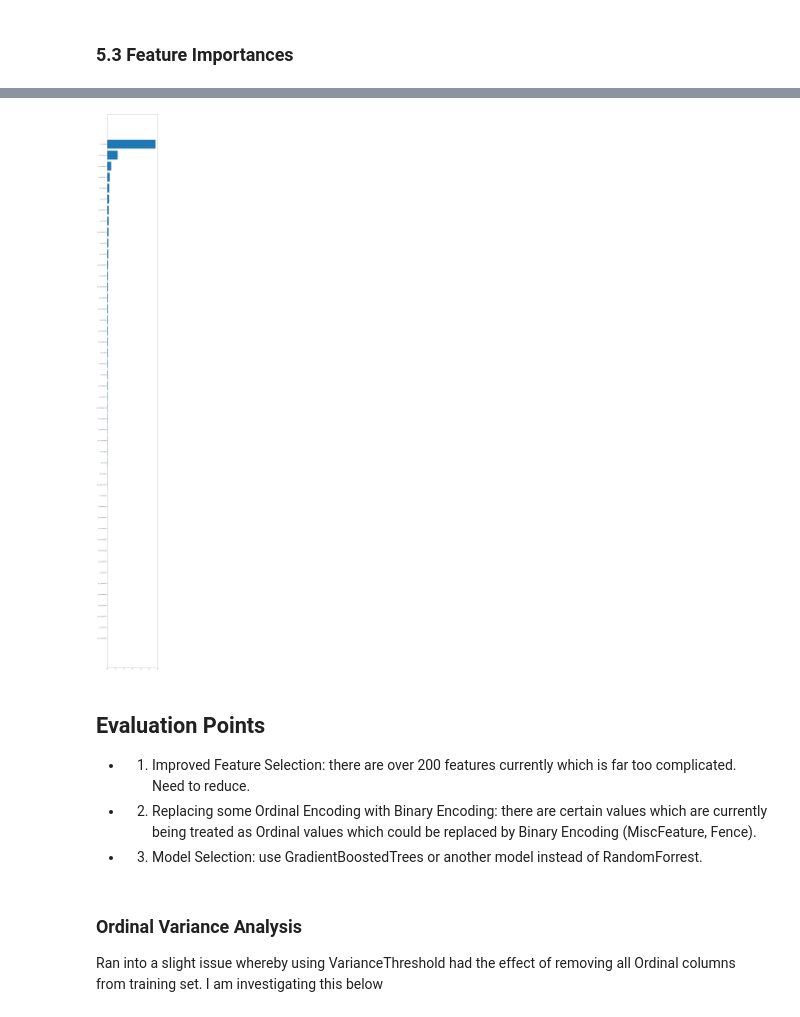
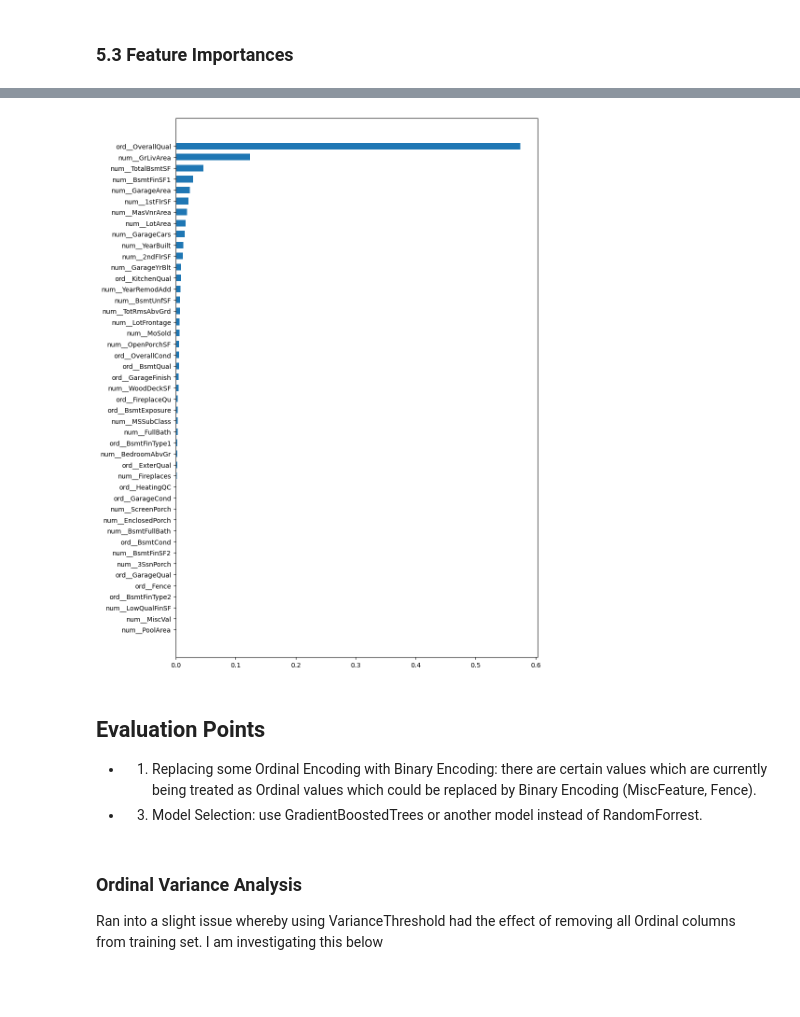
Before and after one commit to Mark-Barbaric/Kaggle, a Jupyter notebook: housing/housing_workbook_v1.ipynb, the cells around one changed output, grey strips where cells are left out. Drawn from its saved outputs; the diff is of its cells as text; code cells hidden in the pictures; blank space fills up the shorter version.

Commit message:
AP-13 - added get_feature_names method for pipeline and working on analyzing OneHotEncoded columns.

```diff
--- a/housing/housing_workbook_v1.ipynb
+++ b/housing/housing_workbook_v1.ipynb
@@ -547,16 +604,22 @@ column_transformer = ColumnTransformer(
     ]
 )
 # %%
-pipeline = Pipeline(
+feature_selection = Pipeline(
     steps=[
-        ('column_transformer', column_transformer),
         ('variance_threshold', VarianceThreshold(threshold=0.25)),
-        ('select_percentile', SelectPercentile(chi2, percentile=95)),
-        ('model', RandomForestRegressor(
-            n_estimators=100,
-            random_state=0))
+        ('select_percentile', SelectPercentile(chi2, percentile=99)),
     ]
 )
+# %%
+pipeline = Pipeline(
+    steps=[
+        ('column_transformer', column_transformer),
+        ('feature_selection', feature_selection),
+        ('model', RandomForestRegressor(
+            n_estimators=100,
+            random_state=0))
+    ]
+)
 # %% [markdown]
 ### 4.2 Hyperparameter Tuning
 # %%
@@ -648,3 +689,6 @@ feature_names
+# %%
+feature_names = get_feature_names(pipeline)
+feature_importances = model.feature_importances_
 # %%
 print(f"feature_importances: {len(feature_importances)}, feature_names: {len(feature_names)}")
 # %% [output]
@@ -652,16 +696,15 @@ feature_importances: 46, feature_names: 187
 # %%
 f_i = list(zip(feature_names, feature_importances))
 f_i.sort(key=lambda x: x[1])
-plt.figure(figsize=[10, 110])
-plt.barh([x[0] for x in f_i], [x[1] for x in f_i])
+plt.figure(figsize=[10, 15])
+plt.barh([x[0] for x in f_i], [x[1] for x in f_i], height=0.6)
 plt.show()
 # %% [output]
-[figure, old version]
+[figure, new version]
 # %% [markdown]
 ## Evaluation Points
 
-* 1. Improved Feature Selection: there are over 200 features currently which is far too complicated. Need to reduce.
-* 2. Replacing some Ordinal Encoding with Binary Encoding: there are certain values which are currently being treated as Ordinal values which could be replaced by Binary Encoding (MiscFeature, Fence).
+* 1. Replacing some Ordinal Encoding with Binary Encoding: there are certain values which are currently being treated as Ordinal values which could be replaced by Binary Encoding (MiscFeature, Fence).
 * 3. Model Selection: use GradientBoostedTrees or another model instead of RandomForrest.
 # %% [markdown]
 ### Ordinal Variance Analysis
```
Also changed, not shown: parts of 17 cells of this notebook, 2 other files.
